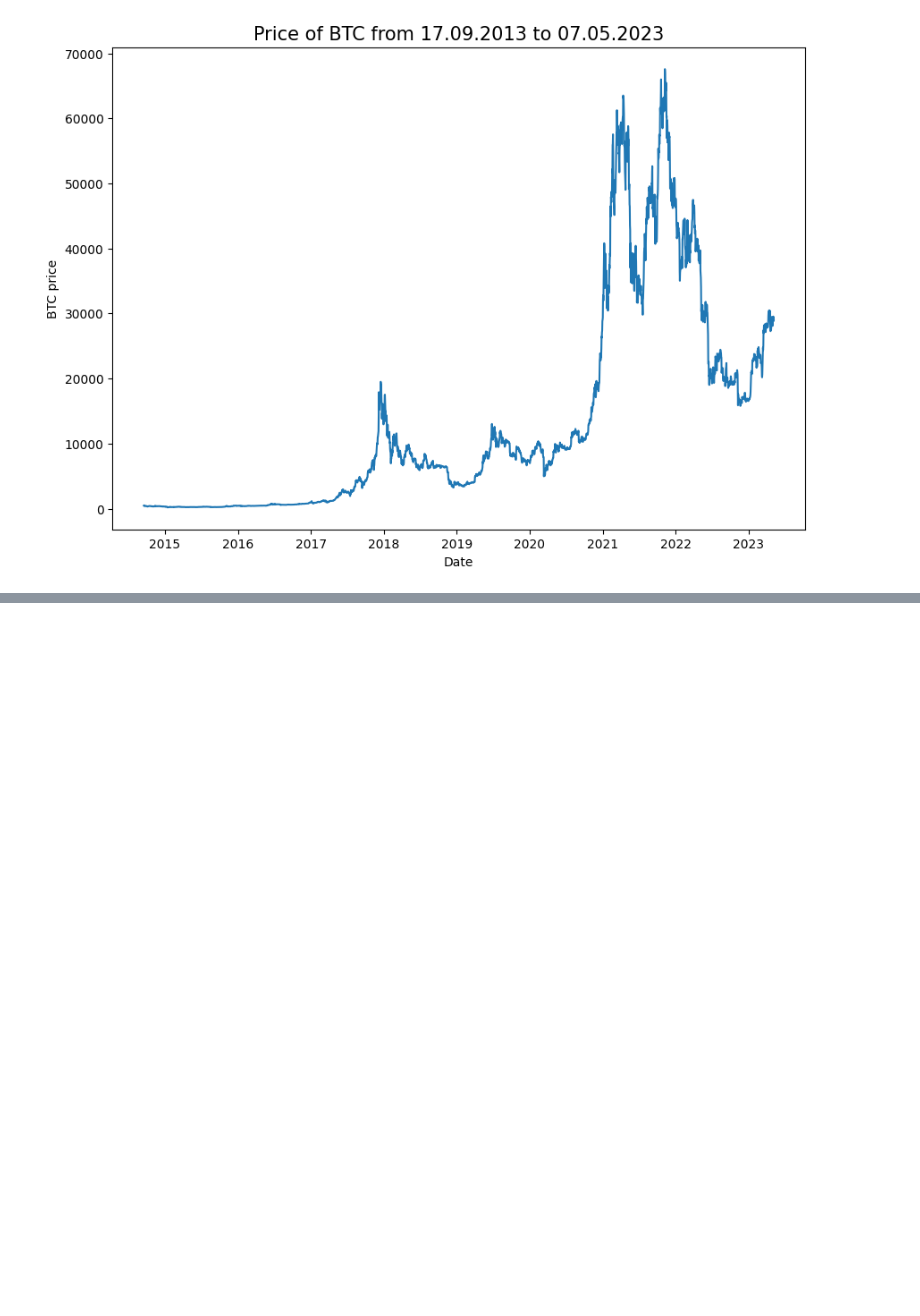
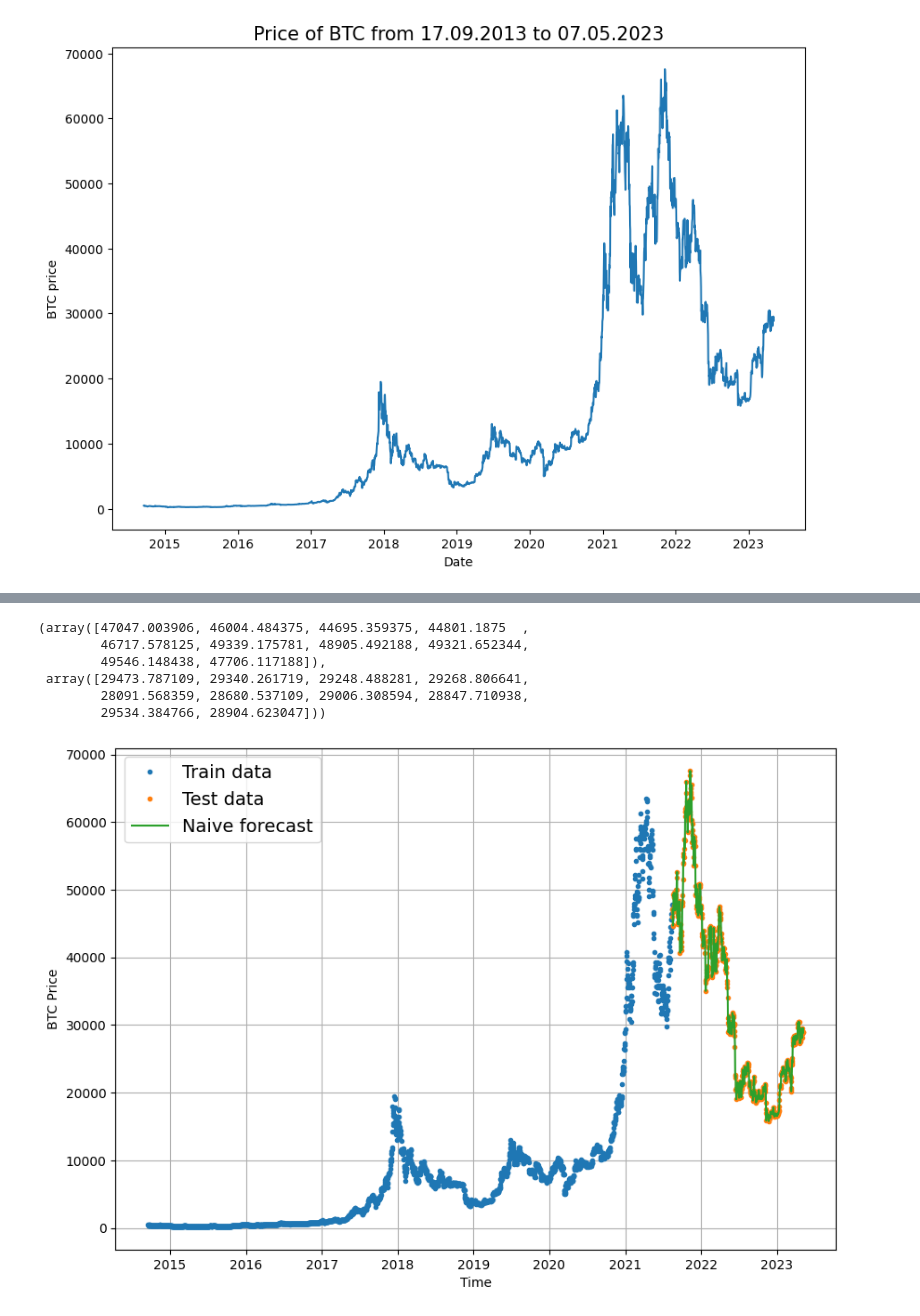
Before and after one commit to pawelkiszczak/tensorflow, a Jupyter notebook: colab_notebooks/10_time_series_forecasting_with_tensorflow.ipynb, the cells around one changed output, grey strips where cells are left out. Cells and saved outputs as stored; diff of their text form; code cells hidden in the pictures; blank space fills up the shorter version.

```diff
--- a/colab_notebooks/10_time_series_forecasting_with_tensorflow.ipynb
+++ b/colab_notebooks/10_time_series_forecasting_with_tensorflow.ipynb
@@ -152,0 +291,19 @@ Text(0, 0.5, 'BTC price')
+# %%
+# Creating a naive forecast
+naive_forecast = y_test[:-1]
+naive_forecast[:10], naive_forecast[-10:]
+# %% [output]
+(array([47047.003906, 46004.484375, 44695.359375, 44801.1875  ,
+        46717.578125, 49339.175781, 48905.492188, 49321.652344,
+        49546.148438, 47706.117188]),
+ array([29473.787109, 29340.261719, 29248.488281, 29268.806641,
+        28091.568359, 28680.537109, 29006.308594, 28847.710938,
+        29534.384766, 28904.623047]))
+# %%
+# Plot naive forecast
+plt.figure(figsize=(10, 7))
+plot_time_series(timesteps=X_train, values=y_train, label='Train data')
+plot_time_series(timesteps=X_test, values=y_test, label='Test data')
+plot_time_series(timesteps=X_test[1:], values=naive_forecast, format='-', label='Naive forecast') # because of shapes, we need to cut the first value
+# %% [output]
+[figure, added]
```
Also changed, not shown: parts of 15 cells of this notebook.
